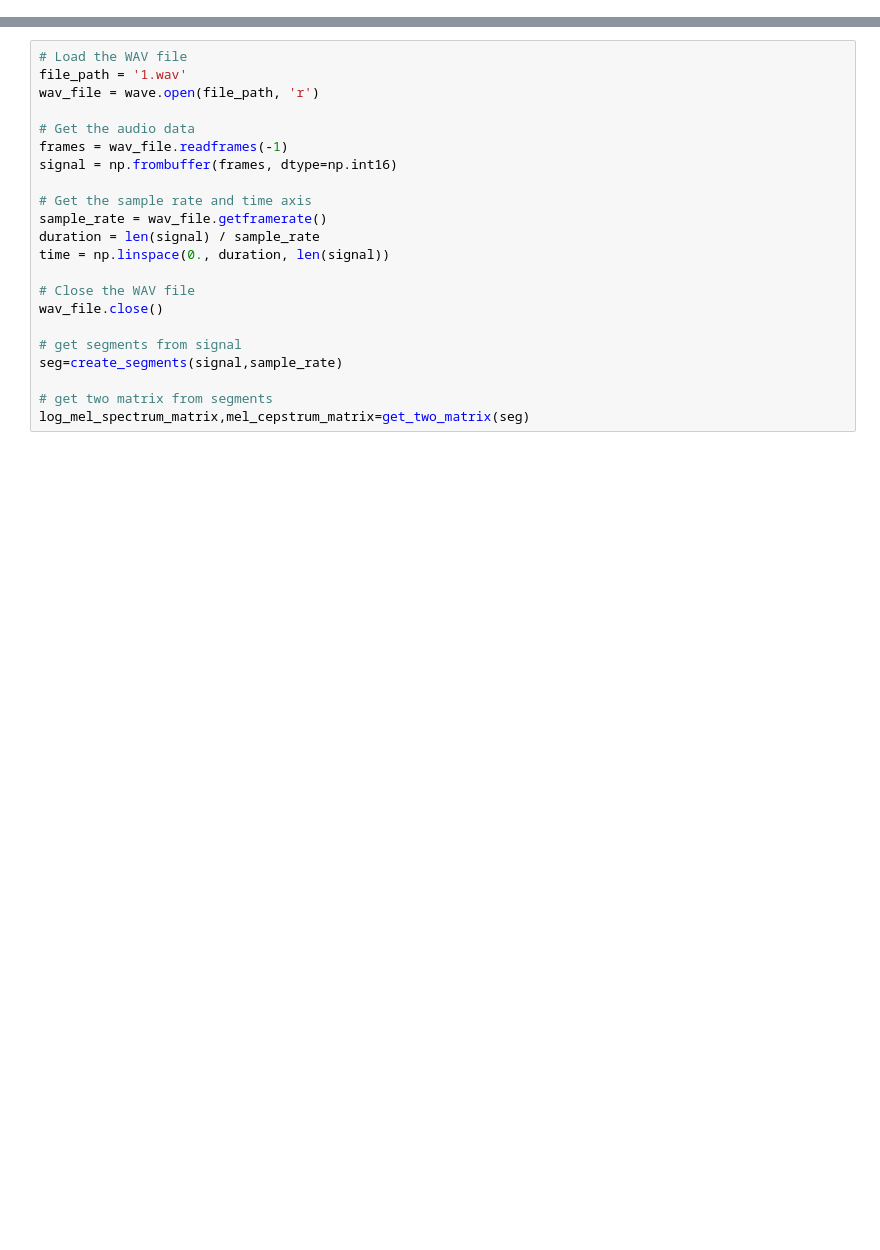
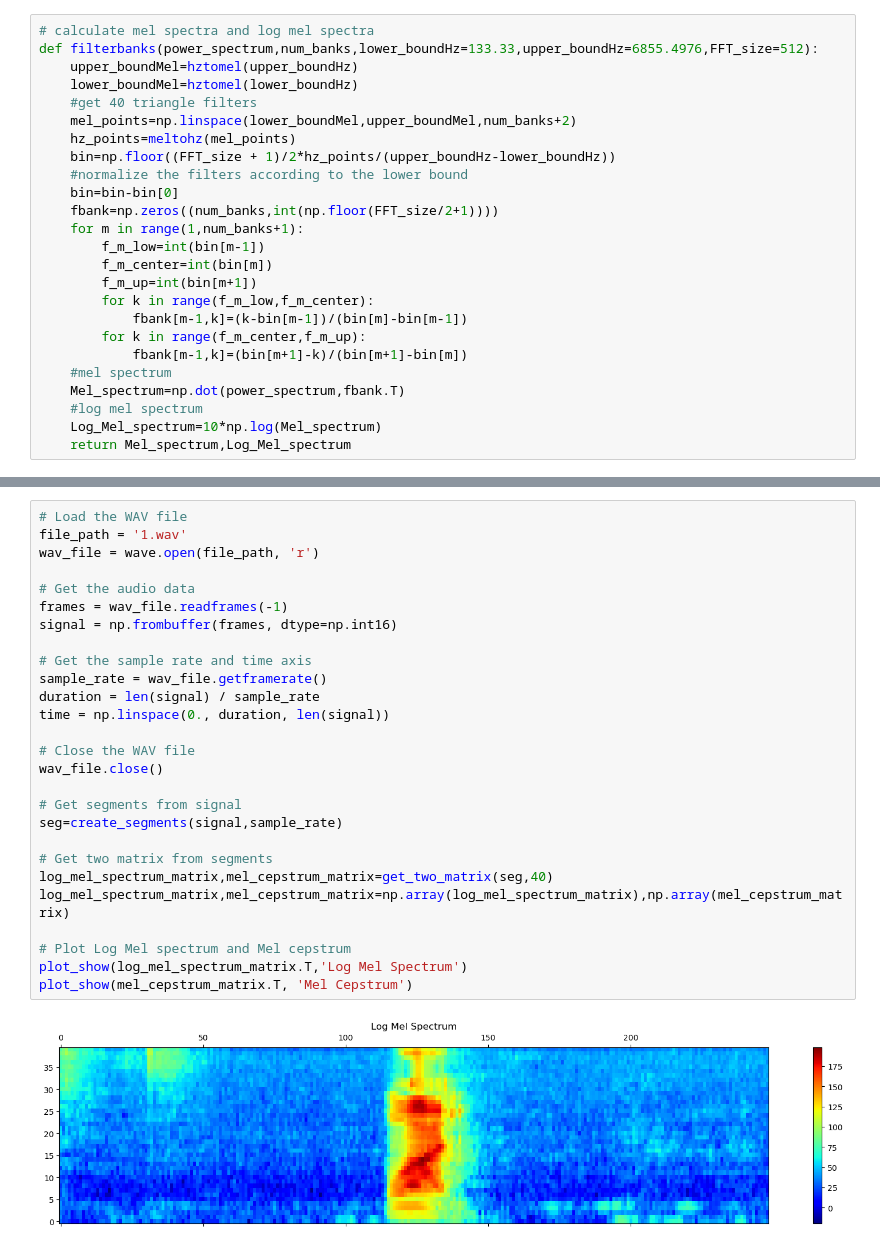
Before and after one commit to YWDDLiang/CS304, a Jupyter notebook: Project2/Project_2.ipynb, the cells around one changed output, grey strips where cells are left out. Cells and saved outputs as stored; diff of their text form; blank space fills up the shorter version.

```diff
--- a/Project2/Project_2.ipynb
+++ b/Project2/Project_2.ipynb
@@ -0,0 +209,25 @@
+# %%
+# calculate mel spectra and log mel spectra
+def filterbanks(power_spectrum,num_banks,lower_boundHz=133.33,upper_boundHz=6855.4976,FFT_size=512):
+    upper_boundMel=hztomel(upper_boundHz)
+    lower_boundMel=hztomel(lower_boundHz)
+    #get 40 triangle filters
+    mel_points=np.linspace(lower_boundMel,upper_boundMel,num_banks+2)
+    hz_points=meltohz(mel_points)
+    bin=np.floor((FFT_size + 1)/2*hz_points/(upper_boundHz-lower_boundHz))
+    #normalize the filters according to the lower bound
+    bin=bin-bin[0]
+    fbank=np.zeros((num_banks,int(np.floor(FFT_size/2+1))))
+    for m in range(1,num_banks+1):
+        f_m_low=int(bin[m-1])
+        f_m_center=int(bin[m])
+        f_m_up=int(bin[m+1])
+        for k in range(f_m_low,f_m_center):
+            fbank[m-1,k]=(k-bin[m-1])/(bin[m]-bin[m-1])
+        for k in range(f_m_center,f_m_up):
+            fbank[m-1,k]=(bin[m+1]-k)/(bin[m+1]-bin[m])
+    #mel spectrum
+    Mel_spectrum=np.dot(power_spectrum,fbank.T)
+    #log mel spectrum
+    Log_Mel_spectrum=10*np.log(Mel_spectrum)
+    return Mel_spectrum,Log_Mel_spectrum
@@ -102,22 +267,29 @@ def get_two_matrix(segments):
 # %%
 # Load the WAV file
 file_path = '1.wav'
 wav_file = wave.open(file_path, 'r')
 
 # Get the audio data
 frames = wav_file.readframes(-1)
 signal = np.frombuffer(frames, dtype=np.int16)
 
 # Get the sample rate and time axis
 sample_rate = wav_file.getframerate()
 duration = len(signal) / sample_rate
 time = np.linspace(0., duration, len(signal))
 
 # Close the WAV file
 wav_file.close()
 
-# get segments from signal
+# Get segments from signal
 seg=create_segments(signal,sample_rate)
 
-# get two matrix from segments
-log_mel_spectrum_matrix,mel_cepstrum_matrix=get_two_matrix(seg)
+# Get two matrix from segments
+log_mel_spectrum_matrix,mel_cepstrum_matrix=get_two_matrix(seg,40)
+log_mel_spectrum_matrix,mel_cepstrum_matrix=np.array(log_mel_spectrum_matrix),np.array(mel_cepstrum_matrix)
+
+# Plot Log Mel spectrum and Mel cepstrum
+plot_show(log_mel_spectrum_matrix.T,'Log Mel Spectrum')
+plot_show(mel_cepstrum_matrix.T, 'Mel Cepstrum')
+# %% [output]
+[figure, added]
```
Also changed, not shown: parts of 30 cells of this notebook.
